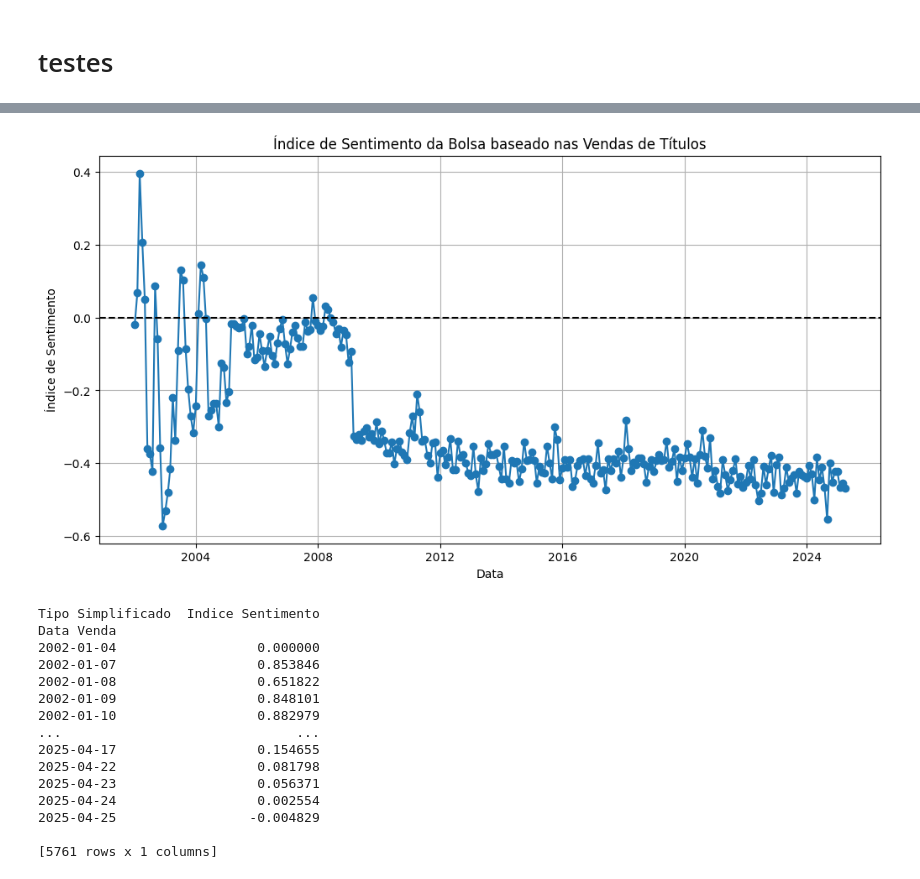
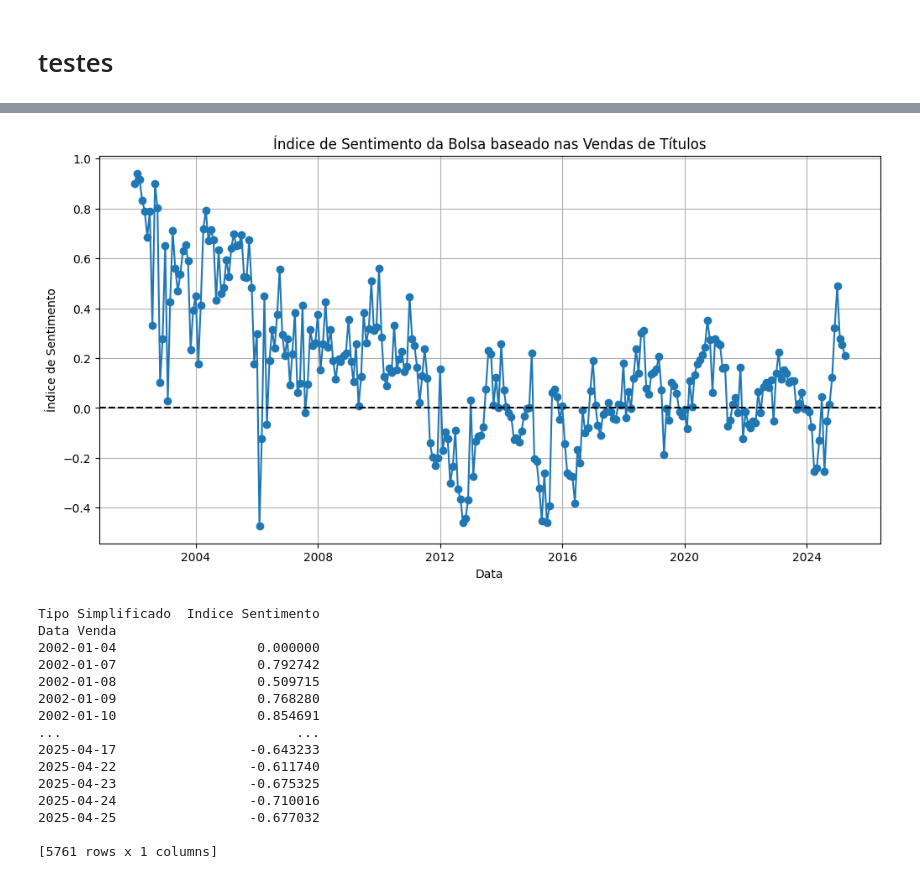
Before and after one commit to BDonadelli/Finance-playground, a Jupyter notebook: panico.ipynb, the cells around one changed output, grey strips where cells are left out. Cells and saved outputs as stored; diff of their text form; code cells hidden in the pictures.

Commit message:
estudo de indices

```diff
--- a/panico.ipynb
+++ b/panico.ipynb
@@ -618,9 +617,10 @@ Se venderem igual, ele dá 0.
 # %%
 import pandas as pd
 import matplotlib.pyplot as plt
+import seaborn as sns
 
 file_path = 'data/VendasTesouroDireto.csv'
-df = pd.read_csv(file_path, skiprows=0)
+df = pd.read_csv(file_path,sep=';', decimal=',', skiprows=0)
 
 df.head()
 # %% [output]
@@ -642,0 +633,3 @@ Index(['Tipo Titulo', 'Vencimento do Titulo', 'Data Venda', 'PU', 'Quantidade',
+# %%
+df['Vencimento do Titulo'] = pd.to_datetime(df['Vencimento do Titulo'], dayfirst=True)
+df['Data Venda'] = pd.to_datetime(df['Data Venda'], dayfirst=True)
@@ -663,27 +945,54 @@ grupo = grupo.reset_index()
 # %%
+'''
+Indice= Venda Otimismo - Venda Medo / Venda Otimismo + Venda Medo
+Indice= Venda Otimismo + Venda Medo / Venda Otimismo - Venda Medo
+
+Se só venderem prefixado (otimismo), ele dá +1.
+Se só venderem IPCA/Selic (medo), ele dá -1.
+Se venderem igual, ele dá 0.
+'''
+
+df.columns = df.columns.str.strip()
+# Converter datas
+df['Data Venda'] = pd.to_datetime(df['Data Venda'], errors='coerce', dayfirst=True)
+#  Filtrar apenas os títulos principais
+titulos_otimismo = ['Tesouro Prefixado']
+titulos_medo = ['Tesouro Selic', 'Tesouro IPCA+']
+
+# . Separar vendas por tipo
+df['Otimismo'] = df['Tipo Titulo'].apply(lambda x: 1 if any(t in x for t in titulos_otimismo) else 0)
+df['Medo'] = df['Tipo Titulo'].apply(lambda x: 1 if any(t in x for t in titulos_medo) else 0)
+
+# grupar os valores
+grupo = df.groupby(df['Data Venda'].dt.to_period('M')).apply(
+    lambda x: pd.Series({
+        'Venda_Otimismo': x.loc[x['Otimismo']==1, 'Quantidade'].sum(),
+        'Venda_Medo': x.loc[x['Medo']==1, 'Quantidade'].sum()}))
+
+
 
 grupo = grupo.reset_index()
 
 # Criar o índice de sentimento
 # Fórmula: (Venda_Otimismo - Venda_Medo) / (Venda_Otimismo + Venda_Medo)
 grupo['Indice_Sentimento'] = (grupo['Venda_Otimismo'] - grupo['Venda_Medo']) / (grupo['Venda_Otimismo'] + grupo['Venda_Medo'])
 
 # 9. Plotar
 plt.figure(figsize=(12,6))
 plt.plot(grupo['Data Venda'].dt.to_timestamp(), grupo['Indice_Sentimento'], marker='o')
 plt.axhline(0, color='black', linestyle='--')
 plt.title('Índice de Sentimento da Bolsa baseado nas Vendas de Títulos')
 plt.xlabel('Data')
 plt.ylabel('Índice de Sentimento')
 plt.grid(True)
 plt.show()
 # %% [output]
-[figure, old version]
+[figure, new version]
 # %%
 import pandas as pd
 
 # 1. Carregar o dataframe
-df = pd.read_csv('data/VendasTesouroDireto.csv')
+df = pd.read_csv('data/VendasTesouroDireto.csv',sep=';',decimal=',')
 
 # 2. Ajustar datas
 df['Data Venda'] = pd.to_datetime(df['Data Venda'], dayfirst=True, errors='coerce')
@@ -719,16 +1028,16 @@ print(pivot[['Indice Sentimento']])
 Tipo Simplificado  Indice Sentimento
 Data Venda
 2002-01-04                  0.000000
-2002-01-07                  0.853846
-2002-01-08                  0.651822
-2002-01-09                  0.848101
-2002-01-10                  0.882979
+2002-01-07                  0.792742
+2002-01-08                  0.509715
+2002-01-09                  0.768280
+2002-01-10                  0.854691
 ...                              ...
-2025-04-17                  0.154655
-2025-04-22                  0.081798
-2025-04-23                  0.056371
-2025-04-24                  0.002554
-2025-04-25                 -0.004829
+2025-04-17                 -0.643233
+2025-04-22                 -0.611740
+2025-04-23                 -0.675325
+2025-04-24                 -0.710016
+2025-04-25                 -0.677032
 
 [5761 rows x 1 columns]
 # %%
```
Also changed, not shown: parts of 22 cells of this notebook, 1 other file.
